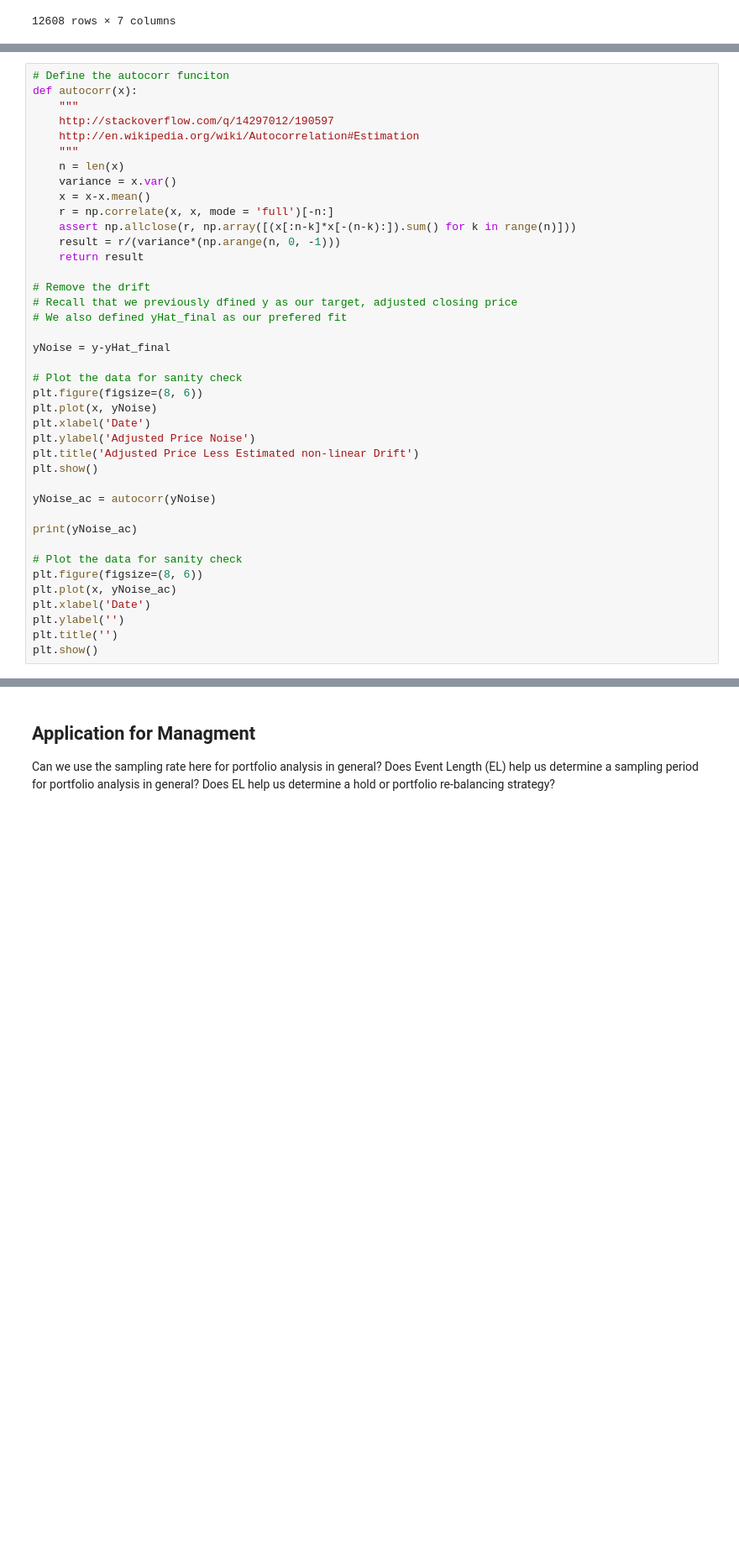
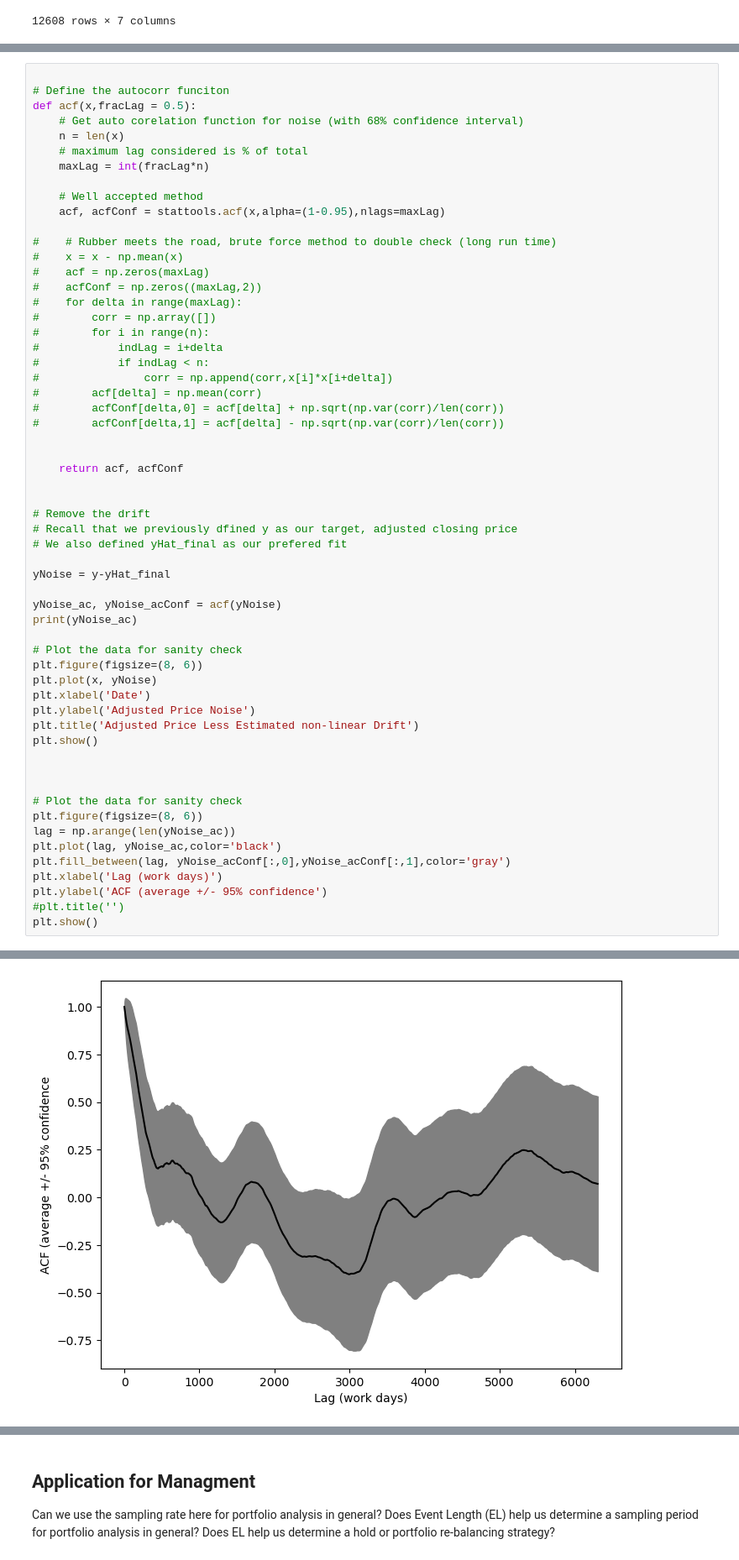
Before and after one commit to Rtasseff/condor_test, a Jupyter notebook: project/202407_marketTrends.ipynb, the cells around one changed output, grey strips where cells are left out. Shown at 84% size. Saved outputs shown, nothing was run; the diff lists cells and outputs as text; blank space fills up the shorter version.

```diff
--- a/project/202407_marketTrends.ipynb
+++ b/project/202407_marketTrends.ipynb
@@ -264,23 +278,41 @@ which is supported by the results showig the correlation converges towards zero
 # %%
+
 # Define the autocorr funciton
-def autocorr(x):
-    """
-    http://stackoverflow.com/q/14297012/190597
-    http://en.wikipedia.org/wiki/Autocorrelation#Estimation
-    """
+def acf(x,fracLag = 0.5):
+    # Get auto corelation function for noise (with 68% confidence interval)
     n = len(x)
-    variance = x.var()
-    x = x-x.mean()
-    r = np.correlate(x, x, mode = 'full')[-n:]
-    assert np.allclose(r, np.array([(x[:n-k]*x[-(n-k):]).sum() for k in range(n)]))
-    result = r/(variance*(np.arange(n, 0, -1)))
-    return result
+    # maximum lag considered is % of total
+    maxLag = int(fracLag*n)
+
+    # Well accepted method
+    acf, acfConf = stattools.acf(x,alpha=(1-0.95),nlags=maxLag)
+
+#    # Rubber meets the road, brute force method to double check (long run time)
+#    x = x - np.mean(x)
+#    acf = np.zeros(maxLag)
+#    acfConf = np.zeros((maxLag,2))
+#    for delta in range(maxLag):
+#        corr = np.array([])
+#        for i in range(n):
+#            indLag = i+delta
+#            if indLag < n:
+#                corr = np.append(corr,x[i]*x[i+delta])
+#        acf[delta] = np.mean(corr)
+#        acfConf[delta,0] = acf[delta] + np.sqrt(np.var(corr)/len(corr))
+#        acfConf[delta,1] = acf[delta] - np.sqrt(np.var(corr)/len(corr))
+
+
+    return acf, acfConf
+
 
 # Remove the drift
 # Recall that we previously dfined y as our target, adjusted closing price
 # We also defined yHat_final as our prefered fit
 
 yNoise = y-yHat_final
+
+yNoise_ac, yNoise_acConf = acf(yNoise)
+print(yNoise_ac)
 
 # Plot the data for sanity check
 plt.figure(figsize=(8, 6))
@@ -290,15 +322,15 @@ plt.ylabel('Adjusted Price Noise')
 plt.title('Adjusted Price Less Estimated non-linear Drift')
 plt.show()
 
-yNoise_ac = autocorr(yNoise)
 
-print(yNoise_ac)
 
 # Plot the data for sanity check
 plt.figure(figsize=(8, 6))
-plt.plot(x, yNoise_ac)
-plt.xlabel('Date')
-plt.ylabel('')
-plt.title('')
+lag = np.arange(len(yNoise_ac))
+plt.plot(lag, yNoise_ac,color='black')
+plt.fill_between(lag, yNoise_acConf[:,0],yNoise_acConf[:,1],color='gray')
+plt.xlabel('Lag (work days)')
+plt.ylabel('ACF (average +/- 95% confidence')
+#plt.title('')
 plt.show()
 # %% [output]
@@ -307 +339,2 @@ AssertionError:
+[figure, added]
 # %% [markdown]
```
Also changed, not shown: parts of 23 cells of this notebook.
